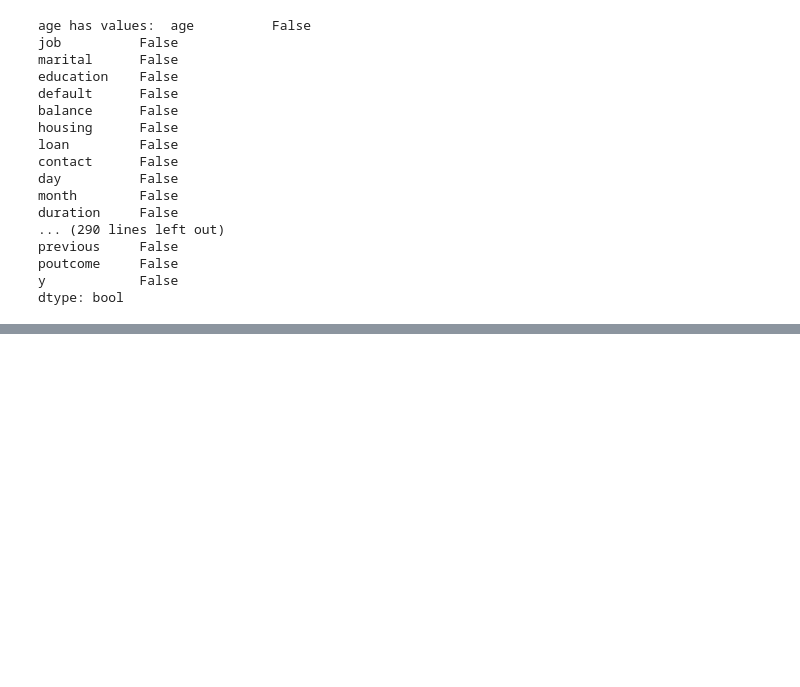
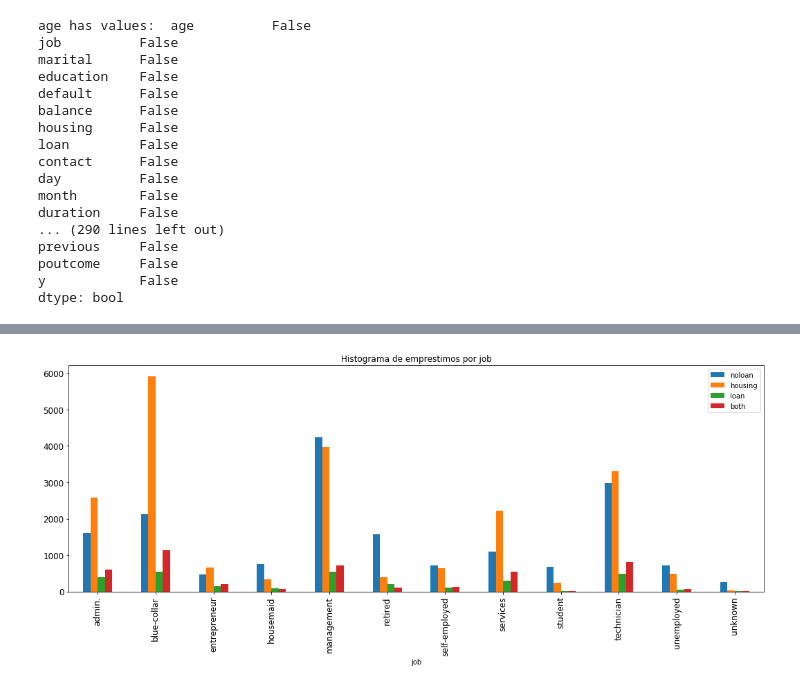
Before and after one commit to Alro10/data-science-bank-teste, a Jupyter notebook: src/Analysis.ipynb, the cells around one changed output, grey strips where cells are left out. Cells and saved outputs as stored; diff of their text form; code cells hidden in the pictures; blank space fills up the shorter version.

```diff
--- a/src/Analysis.ipynb
+++ b/src/Analysis.ipynb
@@ -60,0 +102,19 @@ dtype: bool
+# %%
+# Add uma coluna adicional com o tipo de empréstimo de cada cliente
+df1 = []
+
+for i in range(0, len(df)):
+    if (df.iloc[i].housing == 'yes'):
+        if (df.iloc[i].loan == 'yes'):
+            df1.append(3)
+        else:
+            df1.append(1)
+    elif (df.iloc[i].loan == 'no'):
+        df1.append(0)
+    else:
+        df1.append(2)
+
+
+df1 = pd.DataFrame(df1)
+df = pd.concat([df, df1], axis = 1)
+df.head()
@@ -60,0 +128,9 @@ dtype: bool
+# %%
+# Histrograma de profissoes por tipo de emprestimo
+prof = df[0].groupby([df['job'], df[0]]).count()
+df_jl = pd.DataFrame(prof.unstack())
+df_jl.columns = ['noloan', 'housing', 'loan', 'both']
+df_jl.plot(kind='bar', title ="Histograma de emprestimos por job", figsize=(18, 6), legend=True, fontsize=12)
+plt.show()
+# %% [output]
+[figure, added]
```
Also changed, not shown: parts of 17 cells of this notebook.
